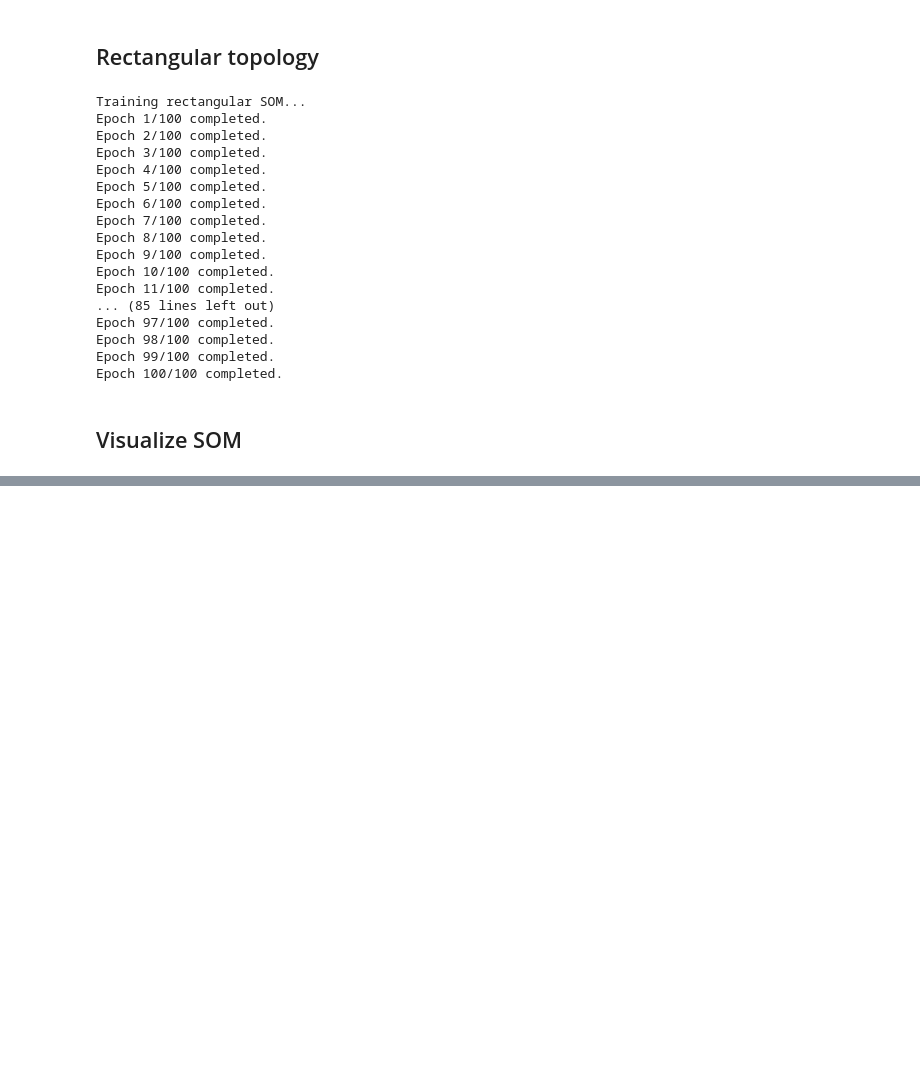
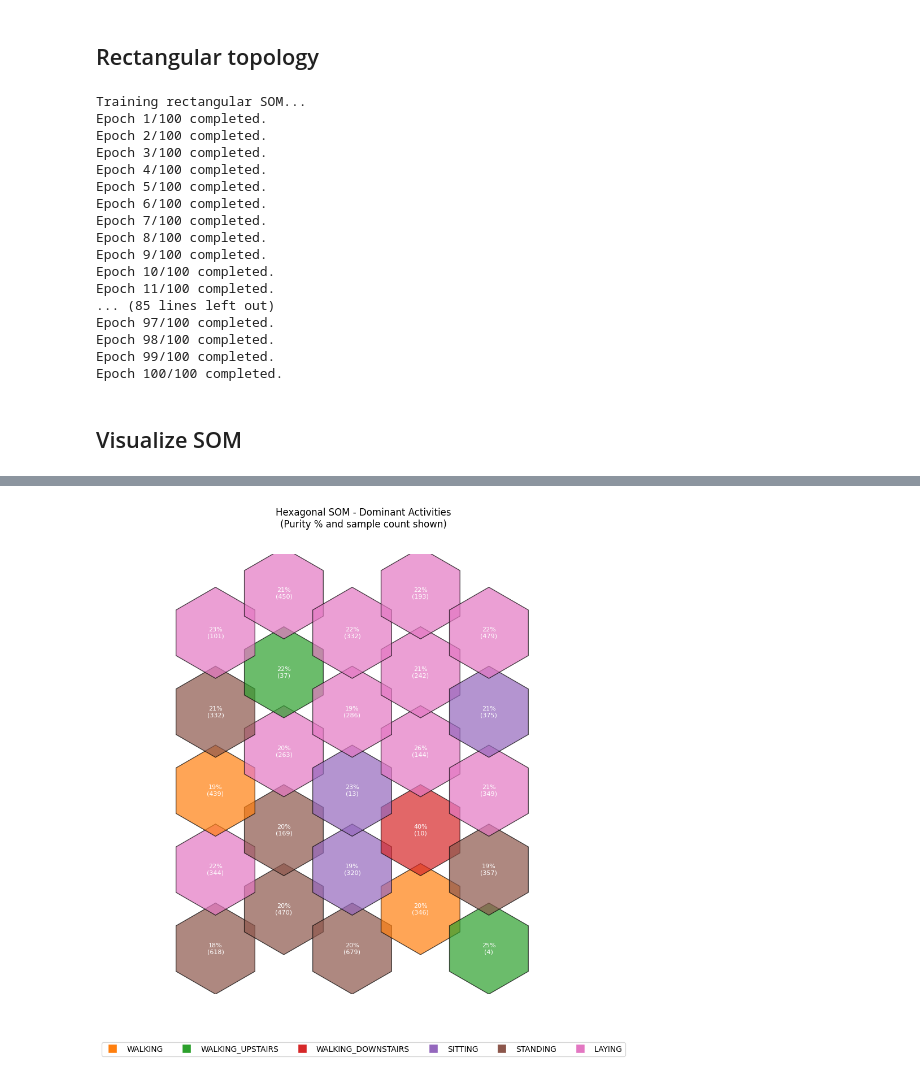
Before and after one commit to wojcikbart/NeuralNetworks, a Jupyter notebook: KOH/koh2/koh2.ipynb, the cells around one changed output, grey strips where cells are left out. Drawn from its saved outputs; the diff is of its cells as text; code cells hidden in the pictures; blank space fills up the shorter version.

```diff
--- a/KOH/koh2/koh2.ipynb
+++ b/KOH/koh2/koh2.ipynb
@@ -346,0 +490,13 @@ Showing 5 sample digits from each rectangular SOM neuron:
+# %%
+har_som_hex = SOM(grid_shape=(5,5),
+                              input_dim=X_train.shape[1],
+                              topology='hexagonal',
+                              neighborhood_fn='gaussian')
+
+print("Training hexagonal SOM on HAR data...")
+har_som_hex.train(X_train, num_epochs=50, beta=1.0, lambda_=5)
+
+har_bmus_hex = har_som_hex.map_vects(X_train)
+har_counts_hex = np.zeros(har_som_hex.grid_shape)
+har_dominant_hex = np.zeros(har_som_hex.grid_shape, dtype=int)
+har_purity_hex = np.zeros(har_som_hex.grid_shape)
@@ -346,0 +521,55 @@ Showing 5 sample digits from each rectangular SOM neuron:
+# %%
+from matplotlib.patches import RegularPolygon
+
+for i in range(har_som_hex.grid_shape[0]):
+    for j in range(har_som_hex.grid_shape[1]):
+        samples = [(x,l) for (ni,nj),(x,l) in zip(har_bmus_hex, zip(X_train, y_train)) if (ni,nj) == (i,j)]
+        if samples:
+            labels = [l for (x,l) in samples]
+            counter = Counter(labels)
+            har_counts_hex[i,j] = len(labels)
+            har_dominant_hex[i,j], count = counter.most_common(1)[0]
+            har_purity_hex[i,j] = count / har_counts_hex[i,j]
+
+print("Hexagonal SOM purity analysis:")
+for i in range(har_som_hex.grid_shape[0]):
+    for j in range(har_som_hex.grid_shape[1]):
+        if har_counts_hex[i,j] > 0:
+            print(f"Neuron ({i},{j}): {activity_labels[har_dominant_hex[i,j]]} "
+                  f"({har_purity_hex[i,j]:.1%} pure, {int(har_counts_hex[i,j])} samples)")
+
+plt.figure(figsize=(12, 10))
+ax = plt.gca()
+ax.set_aspect('equal')
+
+for i in range(har_som_hex.grid_shape[0]):
+    for j in range(har_som_hex.grid_shape[1]):
+        x = j * 1.5
+        y = i * np.sqrt(3) + (j % 2) * np.sqrt(3)/2
+
+        if har_counts_hex[i,j] > 0:
+            color = plt.cm.tab10(har_dominant_hex[i,j]/10)
+            hexagon = RegularPolygon((x, y), numVertices=6, radius=1.0,
+                                   facecolor=color, alpha=0.7, edgecolor='black')
+            ax.add_patch(hexagon)
+            plt.text(x, y, f"{har_purity_hex[i,j]:.0%}\n({int(har_counts_hex[i,j])})",
+                     ha='center', va='center', color='white', fontsize=8)
+        else:
+            hexagon = RegularPolygon((x, y), numVertices=6, radius=1.0,
+                                   facecolor='lightgray', edgecolor='black')
+            ax.add_patch(hexagon)
+            plt.text(x, y, "Empty", ha='center', va='center', color='black', fontsize=8)
+
+legend_elements = [plt.Line2D([0], [0], marker='s', color='w',
+                             label=activity_labels[i],
+                             markerfacecolor=plt.cm.tab10(i/10),
+                             markersize=12) for i in range(1, 7)]
+plt.legend(handles=legend_elements, ncol=6, bbox_to_anchor=(0.5, -0.1), loc='upper center')
+
+plt.title("Hexagonal SOM - Dominant Activities\n(Purity % and sample count shown)", y=1.05)
+plt.xlim(-1, har_som_hex.grid_shape[1]*1.5)
+plt.ylim(-1, har_som_hex.grid_shape[0]*np.sqrt(3))
+plt.axis('off')
+plt.tight_layout()
+plt.show()
+# %% [output]
@@ -346,0 +593 @@ Showing 5 sample digits from each rectangular SOM neuron:
+[figure, added]
```
Also changed, not shown: parts of 10 cells of this notebook.
